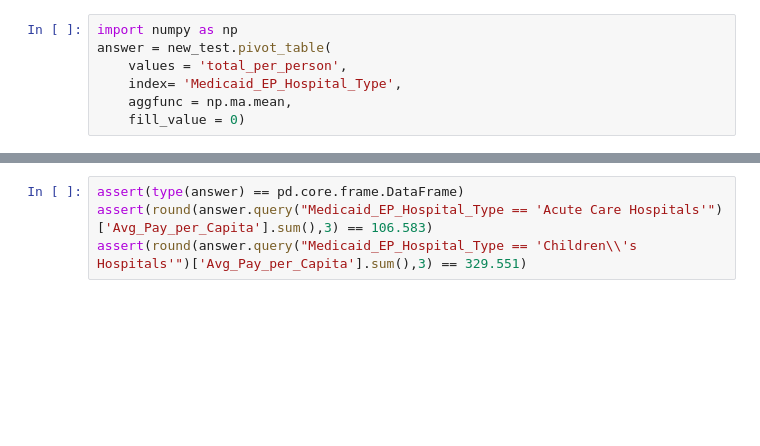
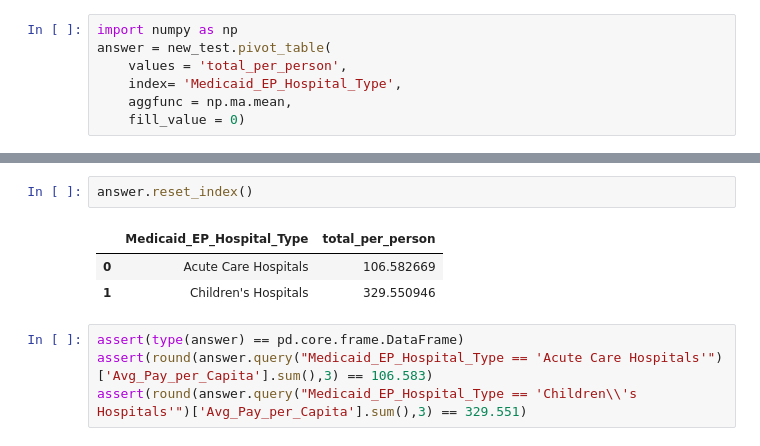
Before and after one commit to msimkins7/hds5210-2022, a Jupyter notebook: week15/week15_assignment.ipynb, the cells around one changed output, grey strips where cells are left out. Saved outputs shown, nothing was run; the diff lists cells and outputs as text; blank space fills up the shorter version.

```diff
--- a/week15/week15_assignment.ipynb
+++ b/week15/week15_assignment.ipynb
@@ -312,3 +307,9 @@ answer.rename(columns={'total_per_person':'Avg_Pay_per_Capita'})
+# %%
+answer.reset_index()
+# %% [output]
+|  | Medicaid_EP_Hospital_Type | total_per_person |
+| 0 | Acute Care Hospitals | 106.582669 |
+| 1 | Children's Hospitals | 329.550946 |
 # %%
 assert(type(answer) == pd.core.frame.DataFrame)
 assert(round(answer.query("Medicaid_EP_Hospital_Type == 'Acute Care Hospitals'")['Avg_Pay_per_Capita'].sum(),3) == 106.583)
```
Also changed, not shown: parts of 2 cells of this notebook.
